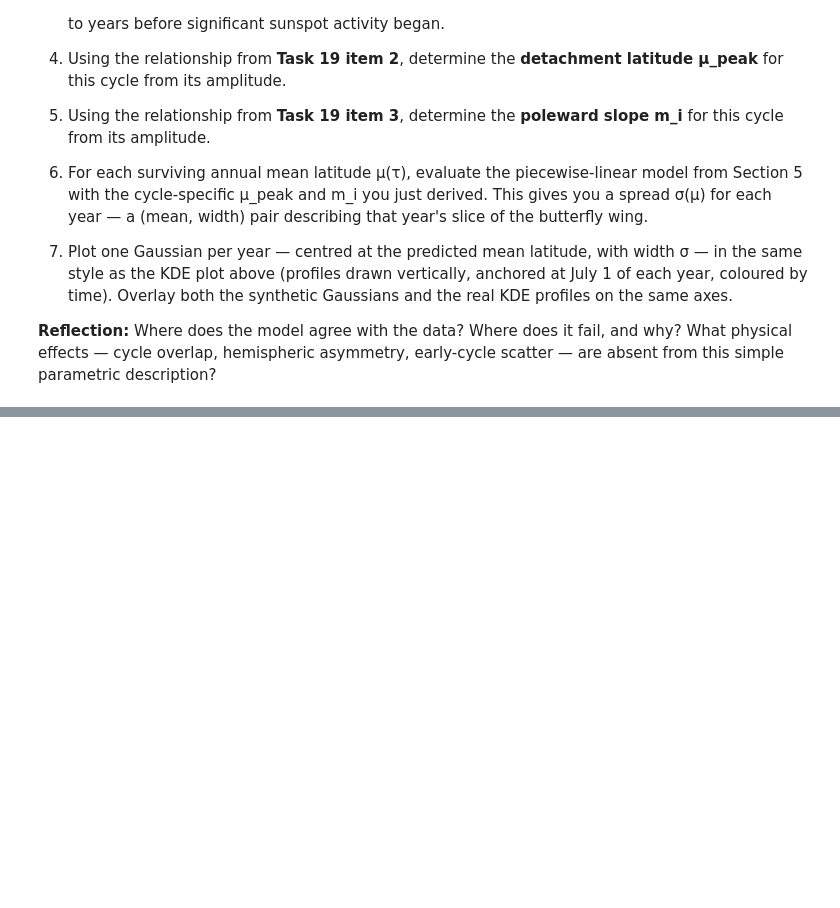
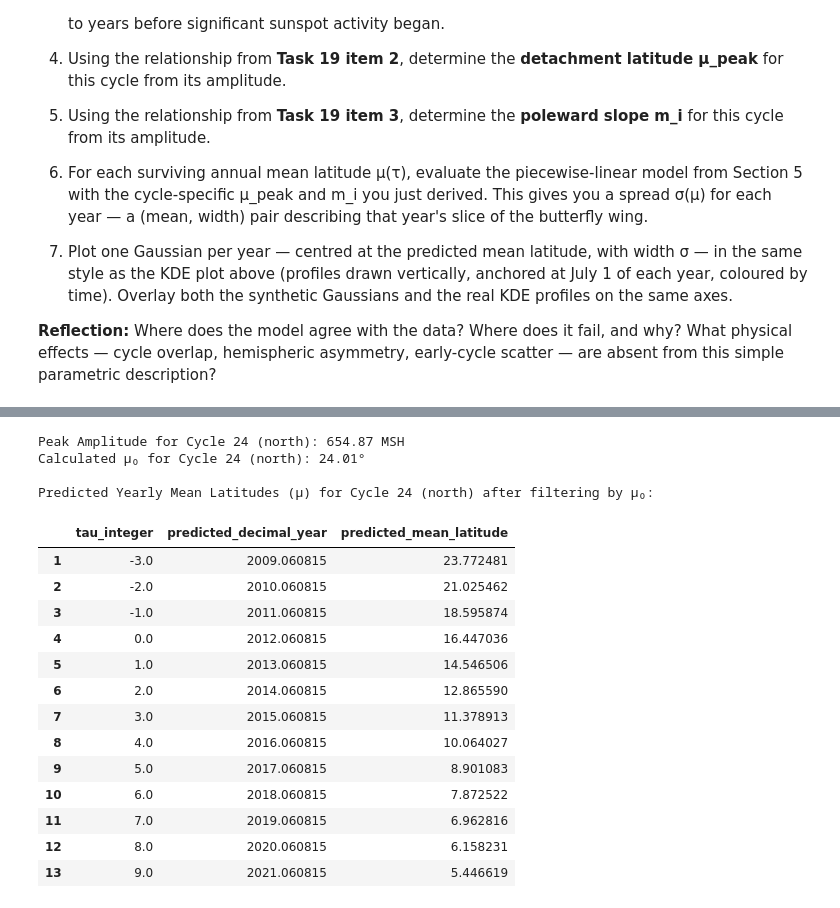
Before and after one commit to SwRI-IDEA-Lab/butterflai, a Jupyter notebook: weeks/week_05/05_2D_Wings.ipynb, the cells around one changed output, grey strips where cells are left out. Saved outputs shown, nothing was run; the diff lists cells and outputs as text; code cells hidden in the pictures; blank space fills up the shorter version.

```diff
--- a/weeks/week_05/05_2D_Wings.ipynb
+++ b/weeks/week_05/05_2D_Wings.ipynb
@@ -800,0 +1072,58 @@ for i, yr in enumerate(years_in_cycle):
+# %%
+import numpy as np
+import pandas as pd
+
+# task 20 step 4, 5
+
+# Retrieve the peak amplitude for the chosen cycle and hemisphere (Cycle 24, North)
+chosen_cycle_amplitude_data = df_peak_amplitudes[
+    (df_peak_amplitudes['cycle'] == cycle_number) &
+    (df_peak_amplitudes['hemisphere'] == hemisphere)
+]
+
+if not chosen_cycle_amplitude_data.empty:
+    peak_amplitude_chosen_cycle = chosen_cycle_amplitude_data['peak_amplitude'].iloc[0]
+
+    # Use the linear fit coefficients from Task 19 (cell dMNeXrDj_wFq)
+    # Assuming slope_mu0 and intercept_mu0 are available from previous execution
+    # If not, they would need to be re-calculated or hardcoded for demonstration
+
+    # For this demonstration, let's use the values printed in the output of dMNeXrDj_wFq
+    # Linear fit for μ₀ vs. Peak Amplitude: μ₀ = 0.003 * Amplitude + 22.36
+    # From kernel state: slope_mu0 = 0.0025104751543886406, intercept_mu0 = 22.36499288629549
+
+    # Calculate mu0 for the chosen cycle
+    mu0_for_chosen_cycle = slope_mu0 * peak_amplitude_chosen_cycle + intercept_mu0
+
+    print(f"Peak Amplitude for Cycle {cycle_number} ({hemisphere}): {peak_amplitude_chosen_cycle:.2f} MSH")
+    print(f"Calculated μ₀ for Cycle {cycle_number} ({hemisphere}): {mu0_for_chosen_cycle:.2f}°")
+
+    # Filter predicted_yearly_mu_df to drop annual latitude values above μ₀
+    # predicted_yearly_mu_df is from cell 0c5c0ae1
+    predicted_yearly_mu_filtered_mu0 = predicted_yearly_mu_df[
+        predicted_yearly_mu_df['predicted_mean_latitude'] <= mu0_for_chosen_cycle
+    ].copy()
+
+    print(f"\nPredicted Yearly Mean Latitudes (μ) for Cycle {cycle_number} ({hemisphere}) after filtering by μ₀:")
+    display(predicted_yearly_mu_filtered_mu0)
+else:
+    print(f"Peak amplitude data not found for Cycle {cycle_number} ({hemisphere}).")
+# %% [output]
+Peak Amplitude for Cycle 24 (north): 654.87 MSH
+Calculated μ₀ for Cycle 24 (north): 24.01°
+
+Predicted Yearly Mean Latitudes (μ) for Cycle 24 (north) after filtering by μ₀:
+|  | tau_integer | predicted_decimal_year | predicted_mean_latitude |
+| 1 | -3.0 | 2009.060815 | 23.772481 |
+| 2 | -2.0 | 2010.060815 | 21.025462 |
+| 3 | -1.0 | 2011.060815 | 18.595874 |
+| 4 | 0.0 | 2012.060815 | 16.447036 |
+| 5 | 1.0 | 2013.060815 | 14.546506 |
+| 6 | 2.0 | 2014.060815 | 12.865590 |
+| 7 | 3.0 | 2015.060815 | 11.378913 |
+| 8 | 4.0 | 2016.060815 | 10.064027 |
+| 9 | 5.0 | 2017.060815 | 8.901083 |
+| 10 | 6.0 | 2018.060815 | 7.872522 |
+| 11 | 7.0 | 2019.060815 | 6.962816 |
+| 12 | 8.0 | 2020.060815 | 6.158231 |
+| 13 | 9.0 | 2021.060815 | 5.446619 |
```
Also changed, not shown: parts of 9 cells of this notebook.
